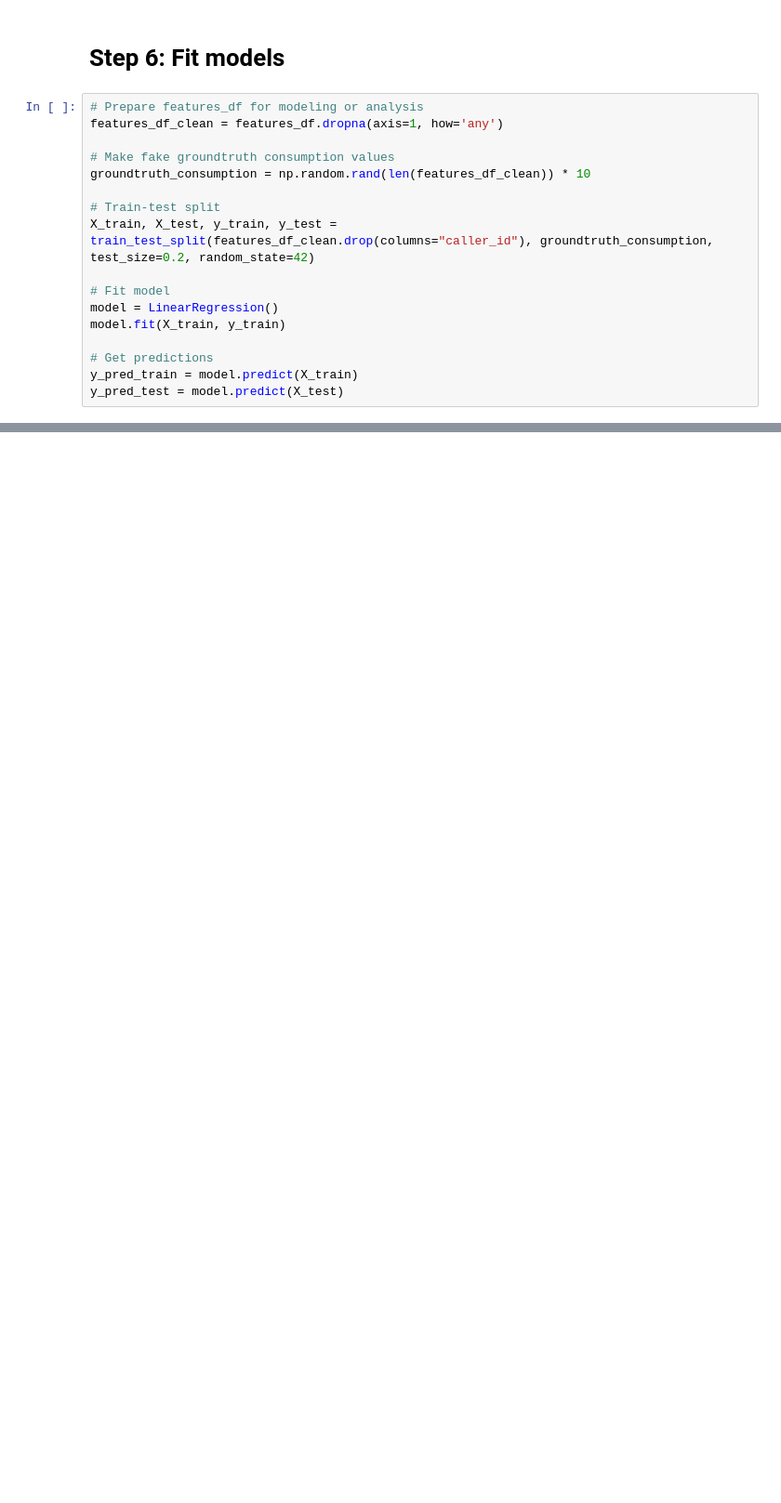
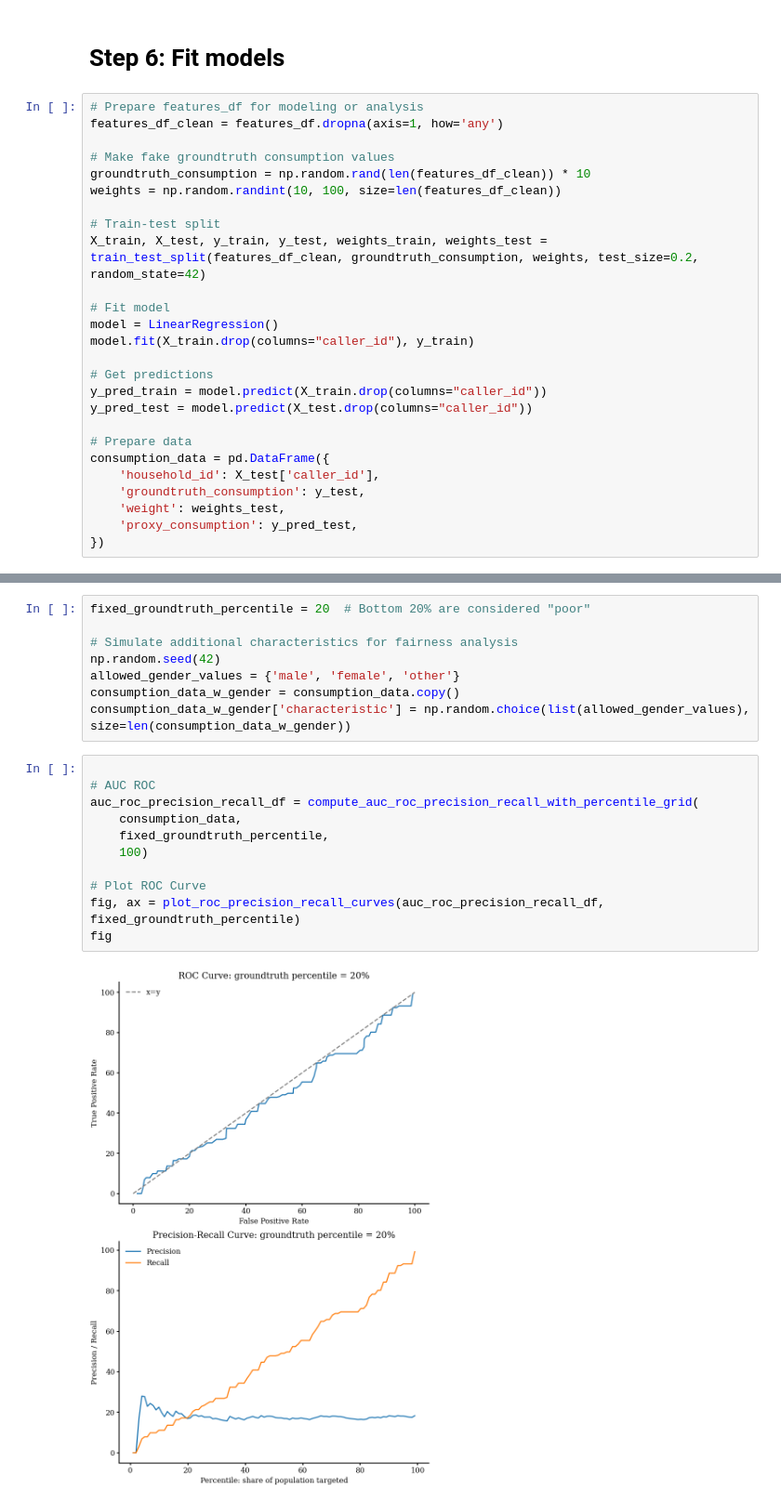
Before and after one commit to IDinsight/cider, a Jupyter notebook: notebooks/demo_pipeline.ipynb, the cells around one changed output, grey strips where cells are left out. Shown at 93% size. Drawn from its saved outputs; the diff is of its cells as text; blank space fills up the shorter version.

```diff
--- a/notebooks/demo_pipeline.ipynb
+++ b/notebooks/demo_pipeline.ipynb
@@ -158,14 +174,23 @@ features_df_clean = features_df.dropna(axis=1, how='any')
 
 # Make fake groundtruth consumption values
 groundtruth_consumption = np.random.rand(len(features_df_clean)) * 10
+weights = np.random.randint(10, 100, size=len(features_df_clean))
 
 # Train-test split
-X_train, X_test, y_train, y_test = train_test_split(features_df_clean.drop(columns="caller_id"), groundtruth_consumption, test_size=0.2, random_state=42)
+X_train, X_test, y_train, y_test, weights_train, weights_test = train_test_split(features_df_clean, groundtruth_consumption, weights, test_size=0.2, random_state=42)
 
 # Fit model
 model = LinearRegression()
-model.fit(X_train, y_train)
+model.fit(X_train.drop(columns="caller_id"), y_train)
 
 # Get predictions
-y_pred_train = model.predict(X_train)
-y_pred_test = model.predict(X_test)
+y_pred_train = model.predict(X_train.drop(columns="caller_id"))
+y_pred_test = model.predict(X_test.drop(columns="caller_id"))
+
+# Prepare data
+consumption_data = pd.DataFrame({
+    'household_id': X_test['caller_id'],
+    'groundtruth_consumption': y_test,
+    'weight': weights_test,
+    'proxy_consumption': y_pred_test,
+})
@@ -171,0 +199,21 @@ y_pred_test = model.predict(X_test)
+# %%
+fixed_groundtruth_percentile = 20  # Bottom 20% are considered "poor"
+
+# Simulate additional characteristics for fairness analysis
+np.random.seed(42)
+allowed_gender_values = {'male', 'female', 'other'}
+consumption_data_w_gender = consumption_data.copy()
+consumption_data_w_gender['characteristic'] = np.random.choice(list(allowed_gender_values), size=len(consumption_data_w_gender))
+# %%
+
+# AUC ROC
+auc_roc_precision_recall_df = compute_auc_roc_precision_recall_with_percentile_grid(
+    consumption_data,
+    fixed_groundtruth_percentile,
+    100)
+
+# Plot ROC Curve
+fig, ax = plot_roc_precision_recall_curves(auc_roc_precision_recall_df, fixed_groundtruth_percentile)
+fig
+# %% [output]
+[figure, added]
```
Also changed, not shown: parts of 6 cells of this notebook.
